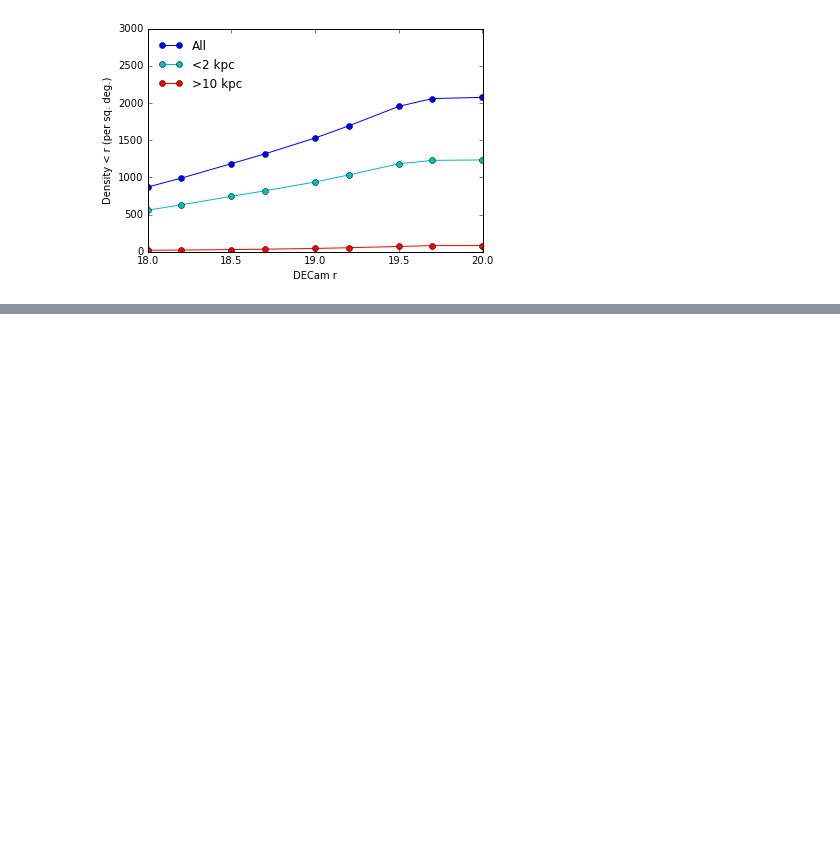
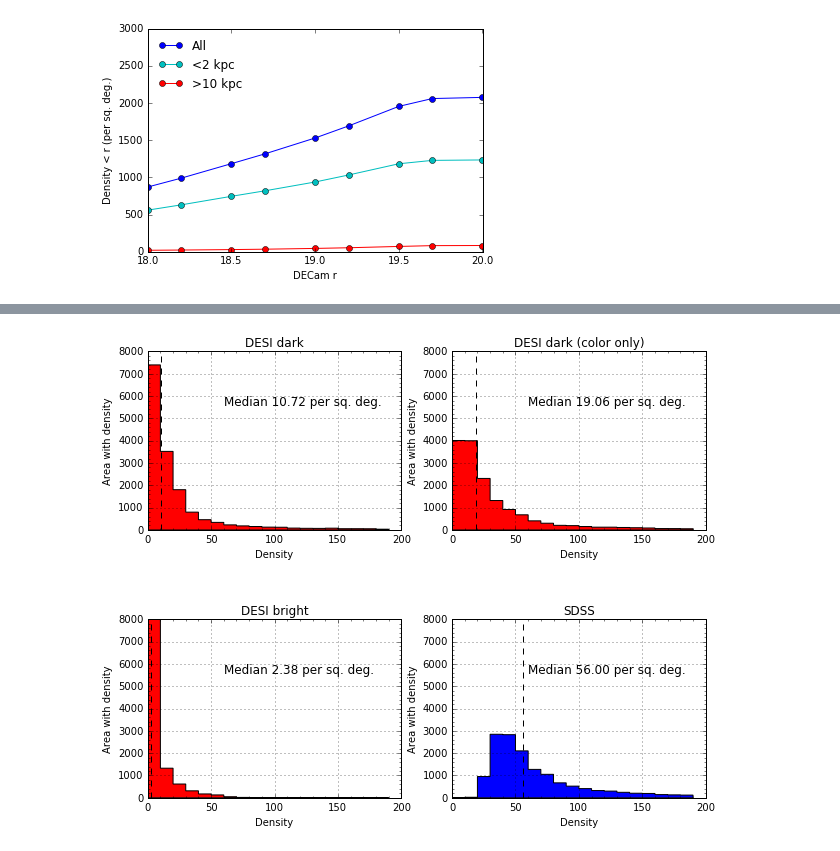
Before and after one commit to apcooper/bright_analysis_doc, a Jupyter notebook: nb/12apr2017_full.ipynb, the cells around one changed output, grey strips where cells are left out. Cells and saved outputs as stored; diff of their text form; code cells hidden in the pictures; blank space fills up the shorter version.

```diff
--- a/nb/12apr2017_full.ipynb
+++ b/nb/12apr2017_full.ipynb
@@ -633,0 +717,8 @@ pl.legend(frameon=False,loc='upper left');
+# %%
+ipix_count_fstd    = pix_counts(NSIDE,c_all[isfstd].ra.value,c_all[isfstd].dec.value)
+# %%
+ipix_count_fstd_color = pix_counts(NSIDE,c_all[isfstd_color].ra.value,c_all[isfstd_color].dec.value)
+# %%
+ipix_count_fstd_bright = pix_counts(NSIDE,c_all[isfstd_bright].ra.value,c_all[isfstd_bright].dec.value)
+# %%
+ipix_count_fstd_sdss = pix_counts(NSIDE,c_all[isfstd_sdss].ra.value,c_all[isfstd_sdss].dec.value)
@@ -633,0 +737,68 @@ pl.legend(frameon=False,loc='upper left');
+# %%
+f = pl.figure(figsize=(10,8))
+bins = np.arange(0,200,10.0)
+z = (ipix_count > 10)
+
+ax = pl.subplot(221)
+pl.hist(ipix_count_fstd[z]/pixarea,bins=bins,
+        weights=np.ones_like(ipix_count_fstd[z])*pixarea,
+        histtype='stepfilled',color='r')
+pl.xlabel('Density')
+pl.xlim(0,200)
+pl.ylim(0,8000)
+pl.ylabel('Area with density')
+pl.title('DESI dark')
+pl.minorticks_on()
+pl.grid()
+xmed = np.median(ipix_count_fstd[z]/pixarea)
+pl.axvline(xmed,c='k',ls='--')
+pl.text(0.3,0.7,"Median {:4.2f} per sq. deg.".format(xmed),transform=ax.transAxes,fontsize=12);
+
+ax = pl.subplot(222)
+pl.hist(ipix_count_fstd_color[z]/pixarea,bins=bins,
+        weights=np.ones_like(ipix_count_fstd_color[z])*pixarea,
+        histtype='stepfilled',color='r')
+pl.xlabel('Density')
+pl.xlim(0,200)
+pl.ylim(0,8000)
+pl.ylabel('Area with density')
+pl.title('DESI dark (color only)')
+pl.minorticks_on()
+pl.grid()
+xmed = np.median(ipix_count_fstd_color[z]/pixarea)
+pl.axvline(xmed,c='k',ls='--')
+pl.text(0.3,0.7,"Median {:4.2f} per sq. deg.".format(xmed),transform=ax.transAxes,fontsize=12);
+
+ax = pl.subplot(223)
+pl.hist(ipix_count_fstd_bright[z]/pixarea,bins=bins,
+        weights=np.ones_like(ipix_count_fstd_bright[z])*pixarea,
+        histtype='stepfilled',color='r')
+pl.xlabel('Density')
+pl.xlim(0,200)
+pl.ylim(0,8000)
+pl.ylabel('Area with density')
+pl.title('DESI bright')
+pl.minorticks_on()
+pl.grid()
+xmed = np.median(ipix_count_fstd_bright[z]/pixarea)
+pl.axvline(xmed,c='k',ls='--')
+pl.text(0.3,0.7,"Median {:4.2f} per sq. deg.".format(xmed),transform=ax.transAxes,fontsize=12);
+
+ax = pl.subplot(224)
+pl.hist(ipix_count_fstd_sdss[z]/pixarea,bins=bins,
+        weights=np.ones_like(ipix_count_fstd_sdss[z])*pixarea,
+        histtype='stepfilled',color='b')
+pl.xlabel('Density')
+pl.xlim(0,200)
+pl.ylim(0,8000)
+pl.ylabel('Area with density')
+pl.title('SDSS')
+pl.minorticks_on()
+pl.grid()
+xmed = np.median(ipix_count_fstd_sdss[z]/pixarea)
+pl.axvline(xmed,c='k',ls='--')
+pl.text(0.3,0.7,"Median {:4.2f} per sq. deg.".format(xmed),transform=ax.transAxes,fontsize=12);
+
+pl.subplots_adjust(hspace=0.5);
+# %% [output]
+[figure, added]
```
Also changed, not shown: parts of 25 cells of this notebook.
